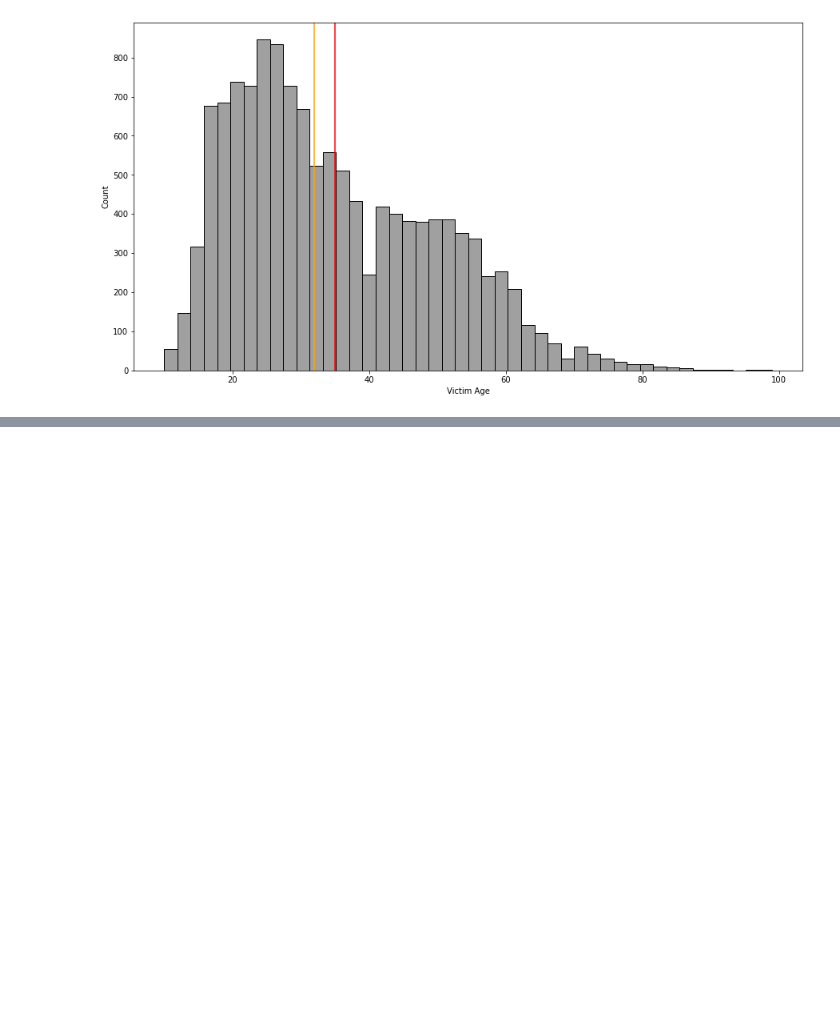
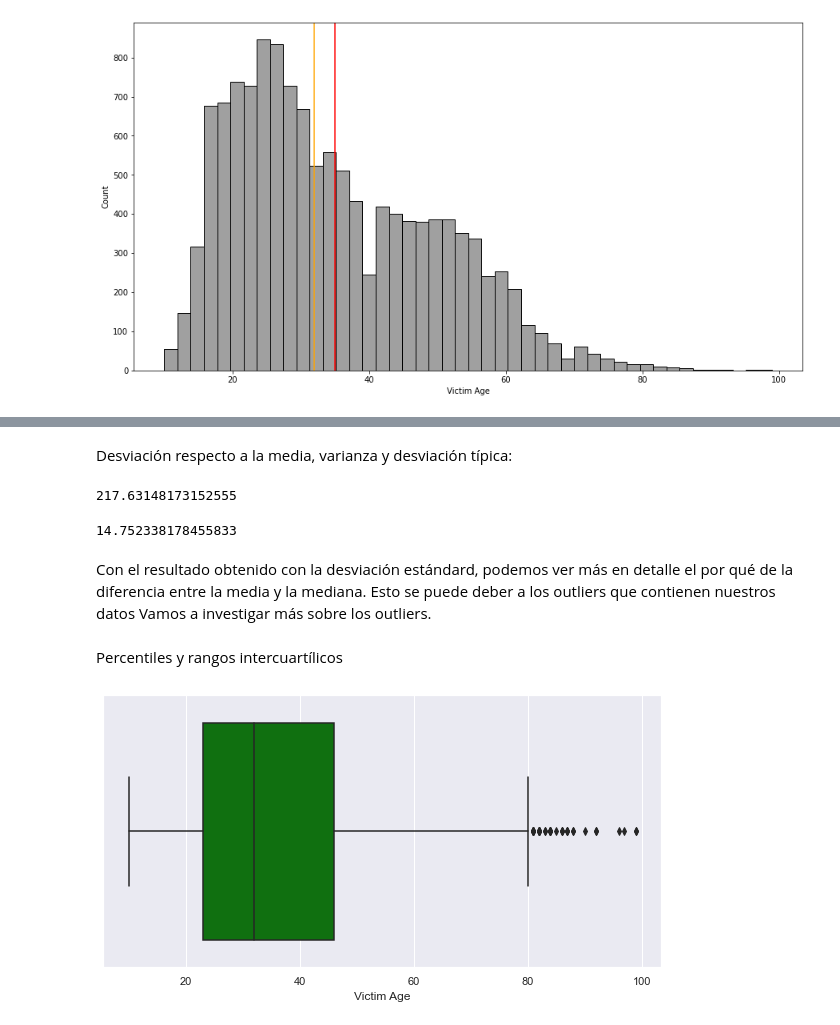
Before and after one commit to Adalab/DA-PROMO-B-MODULO1-SPRINT2-NATALIA-PAULA, a Jupyter notebook: ESTADÍSTICA/Repaso.ipynb, the cells around one changed output, grey strips where cells are left out. Saved outputs shown, nothing was run; the diff lists cells and outputs as text; code cells hidden in the pictures; blank space fills up the shorter version.

```diff
--- a/ESTADÍSTICA/Repaso.ipynb
+++ b/ESTADÍSTICA/Repaso.ipynb
@@ -180,0 +183,25 @@ Con los datos obtenidos arriba, podemos ver que el crímen más cometido en 2017
+# %% [markdown]
+Desviación respecto a la media, varianza y desviación típica:
+# %%
+varianza = df["Victim Age"].var()
+print(varianza)
+# %% [output]
+217.63148173152555
+# %%
+desviacion_estandar = df["Victim Age"].std()
+desviacion_estandar
+# %% [output]
+14.752338178455833
+# %% [markdown]
+Con el resultado obtenido con la desviación estándard, podemos ver más en detalle el por qué de la diferencia entre la media y  la mediana. Esto se puede deber a los outliers que contienen nuestros datos
+Vamos a investigar más sobre los outliers.
+# %% [markdown]
+Percentiles y rangos intercuartílicos
+# %%
+plt.figure(figsize = (10, 5))
+sns.set(style="darkgrid")
+
+# Creando el grafico de cajas
+sns.boxplot(data = df, x =  "Victim Age", color=  "green");
+# %% [output]
+[figure, added]
```
Also changed, not shown: parts of 33 cells of this notebook.
